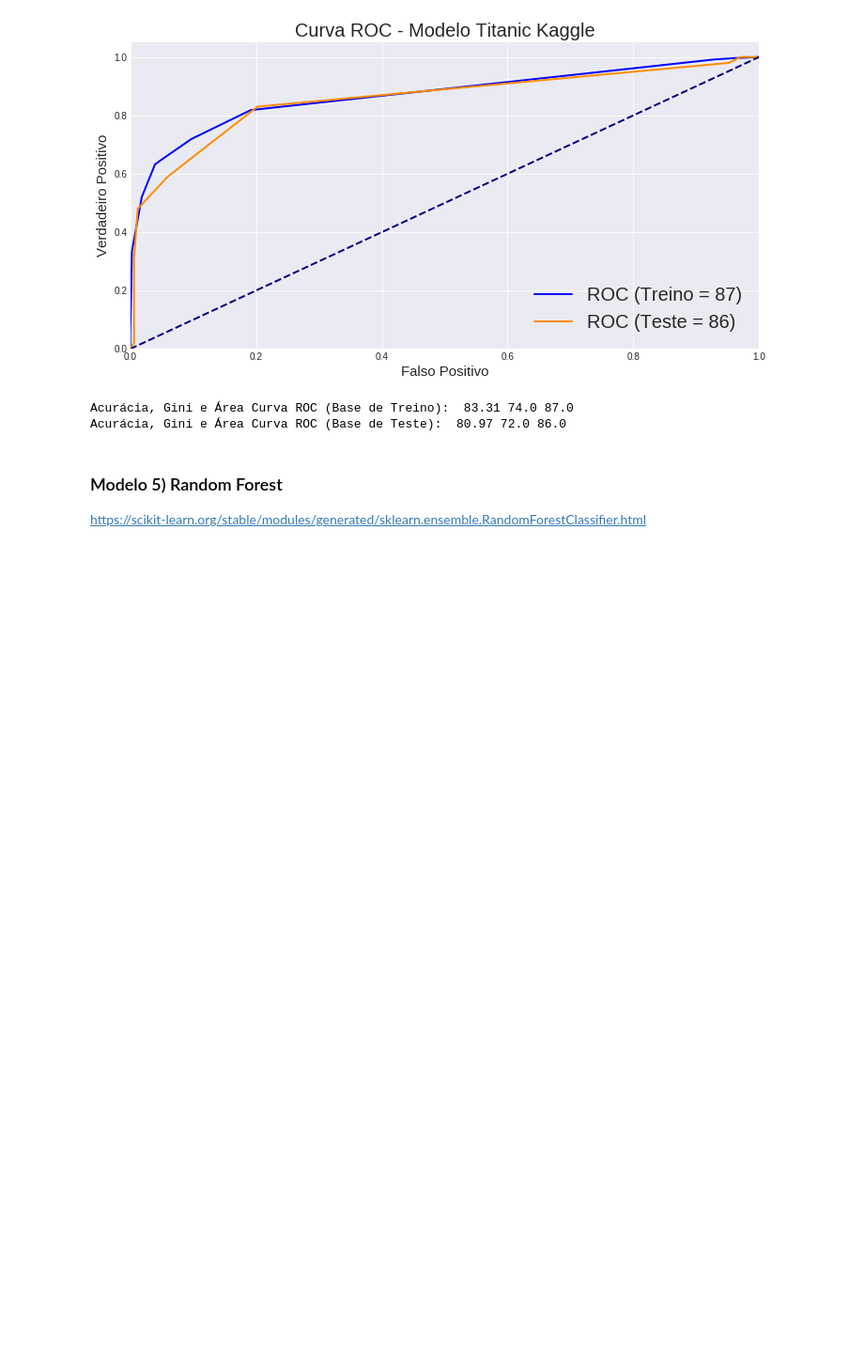
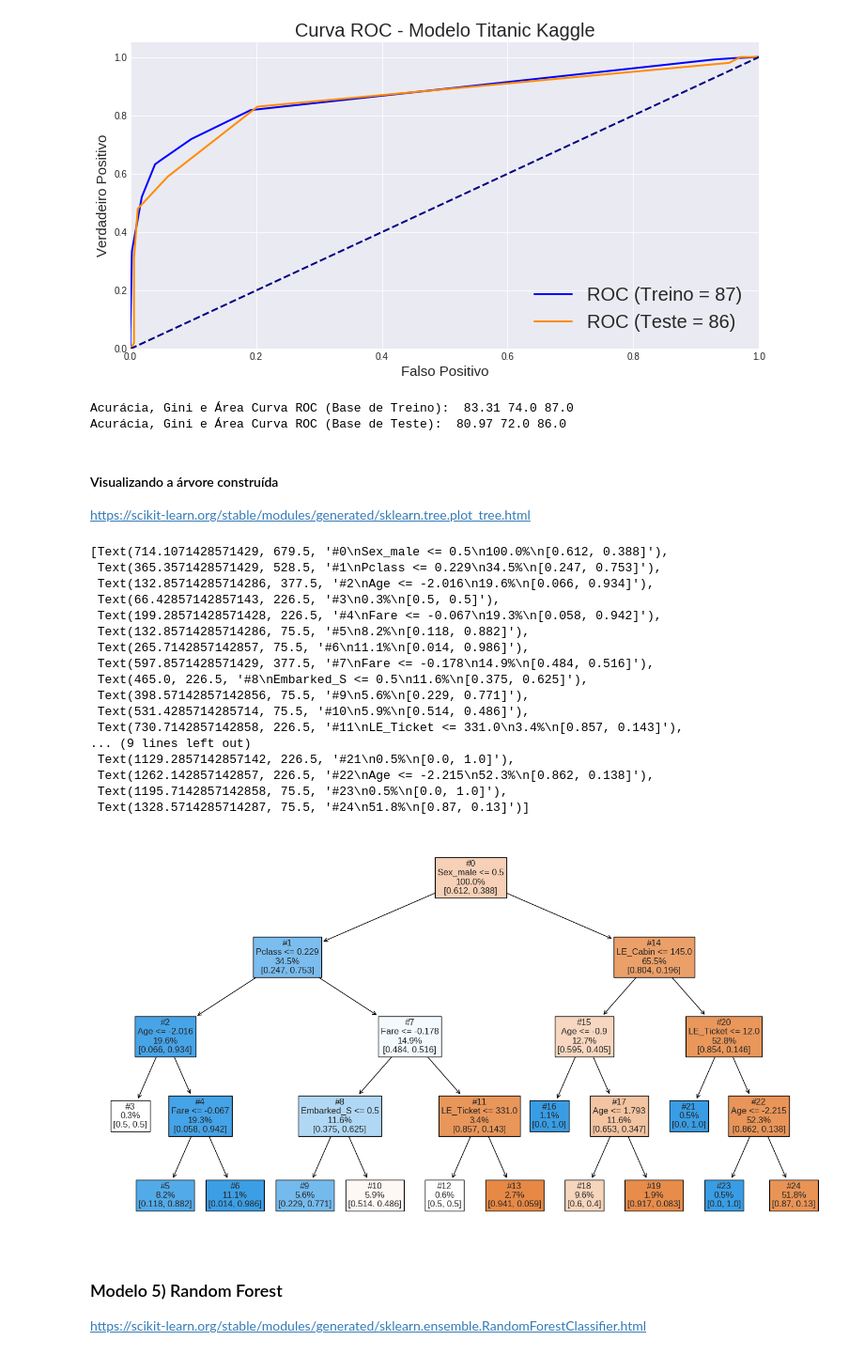
Before and after one commit to brunojardim/Treinamento-BigData-TuringLab, a Jupyter notebook: Dia02/Dia_02_Machine_Learning_Parte_04_Modelos_Supervisionados.ipynb, the cells around one changed output. Shown at 94% size. Saved outputs shown, nothing was run; the diff lists cells and outputs as text; code cells hidden in the pictures; blank space fills up the shorter version.

```diff
--- a/Dia02/Dia_02_Machine_Learning_Parte_04_Modelos_Supervisionados.ipynb
+++ b/Dia02/Dia_02_Machine_Learning_Parte_04_Modelos_Supervisionados.ipynb
@@ -472,6 +475,47 @@ print('Acurácia, Gini e Área Curva ROC (Base de Teste): ',acc_dectree_test, gi
 [figure]
 Acurácia, Gini e Área Curva ROC (Base de Treino):  83.31 74.0 87.0
 Acurácia, Gini e Área Curva ROC (Base de Teste):  80.97 72.0 86.0
+# %% [markdown]
+#### Visualizando a árvore construída
+https://scikit-learn.org/stable/modules/generated/sklearn.tree.plot_tree.html
+# %%
+from matplotlib.pyplot import figure
+figure(num=None, figsize=(18, 10), dpi=100, facecolor='w', edgecolor='k')
+
+import sklearn
+sklearn.tree.plot_tree(dectree,
+                       max_depth=10,
+                       feature_names=x_train.columns,
+                       class_names=None,
+                       label='Plotando Árvore',
+                       filled=True,
+                       impurity=False,
+                       node_ids=True,
+                       proportion=True,
+                       rotate=False,
+                       rounded=False,
+                       precision=3,
+                       ax=None,
+                       fontsize=12)
+# %% [output]
+[Text(714.1071428571429, 679.5, '#0\nSex_male <= 0.5\n100.0%\n[0.612, 0.388]'),
+ Text(365.3571428571429, 528.5, '#1\nPclass <= 0.229\n34.5%\n[0.247, 0.753]'),
+ Text(132.85714285714286, 377.5, '#2\nAge <= -2.016\n19.6%\n[0.066, 0.934]'),
+ Text(66.42857142857143, 226.5, '#3\n0.3%\n[0.5, 0.5]'),
+ Text(199.28571428571428, 226.5, '#4\nFare <= -0.067\n19.3%\n[0.058, 0.942]'),
+ Text(132.85714285714286, 75.5, '#5\n8.2%\n[0.118, 0.882]'),
+ Text(265.7142857142857, 75.5, '#6\n11.1%\n[0.014, 0.986]'),
+ Text(597.8571428571429, 377.5, '#7\nFare <= -0.178\n14.9%\n[0.484, 0.516]'),
+ Text(465.0, 226.5, '#8\nEmbarked_S <= 0.5\n11.6%\n[0.375, 0.625]'),
+ Text(398.57142857142856, 75.5, '#9\n5.6%\n[0.229, 0.771]'),
+ Text(531.4285714285714, 75.5, '#10\n5.9%\n[0.514, 0.486]'),
+ Text(730.7142857142858, 226.5, '#11\nLE_Ticket <= 331.0\n3.4%\n[0.857, 0.143]'),
+... (9 lines left out)
+ Text(1129.2857142857142, 226.5, '#21\n0.5%\n[0.0, 1.0]'),
+ Text(1262.142857142857, 226.5, '#22\nAge <= -2.215\n52.3%\n[0.862, 0.138]'),
+ Text(1195.7142857142858, 75.5, '#23\n0.5%\n[0.0, 1.0]'),
+ Text(1328.5714285714287, 75.5, '#24\n51.8%\n[0.87, 0.13]')]
+[figure, added]
 # %% [markdown]
 ### Modelo 5) Random Forest
 https://scikit-learn.org/stable/modules/generated/sklearn.ensemble.RandomForestClassifier.html
```
Also changed, not shown: parts of 25 cells of this notebook.
